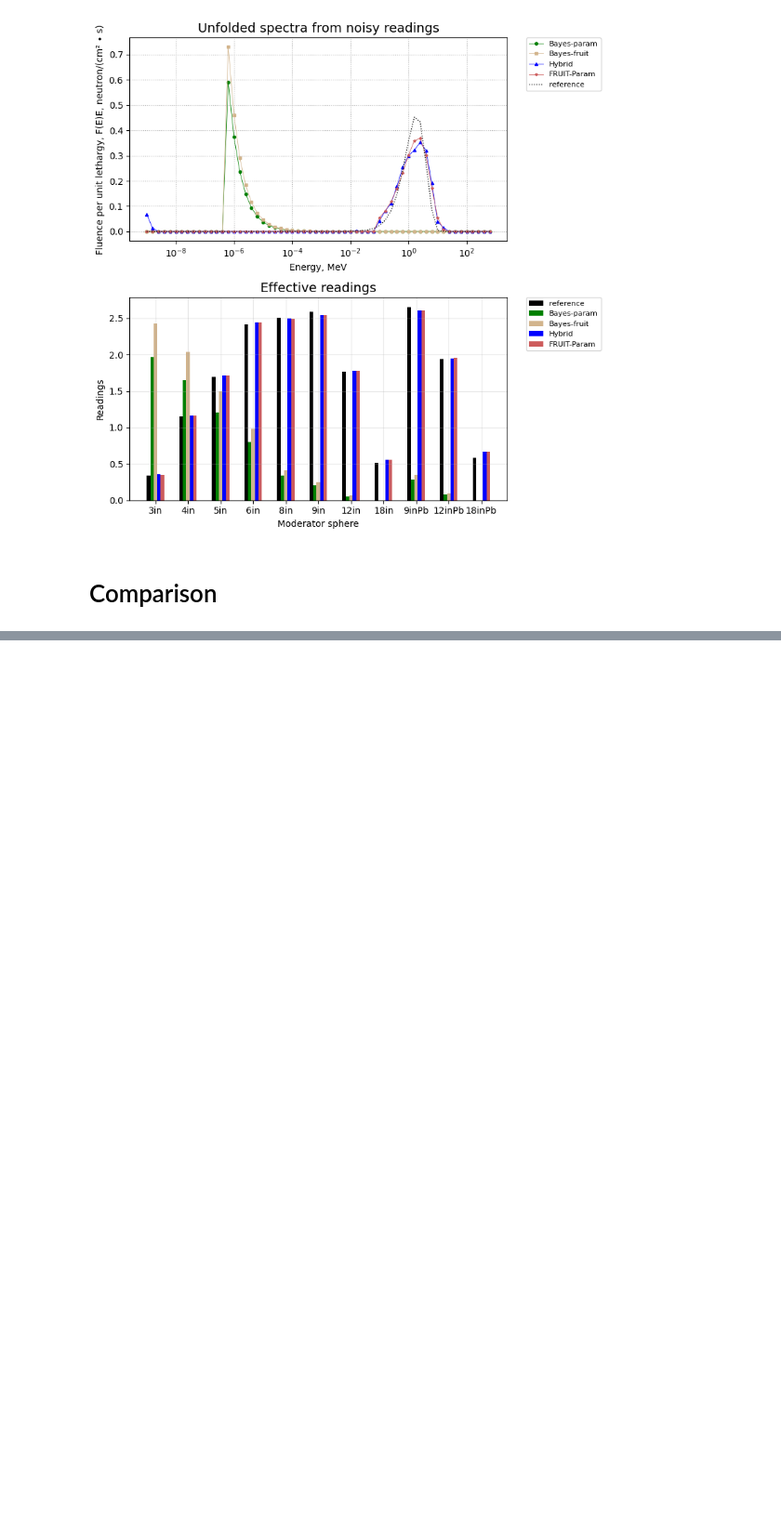
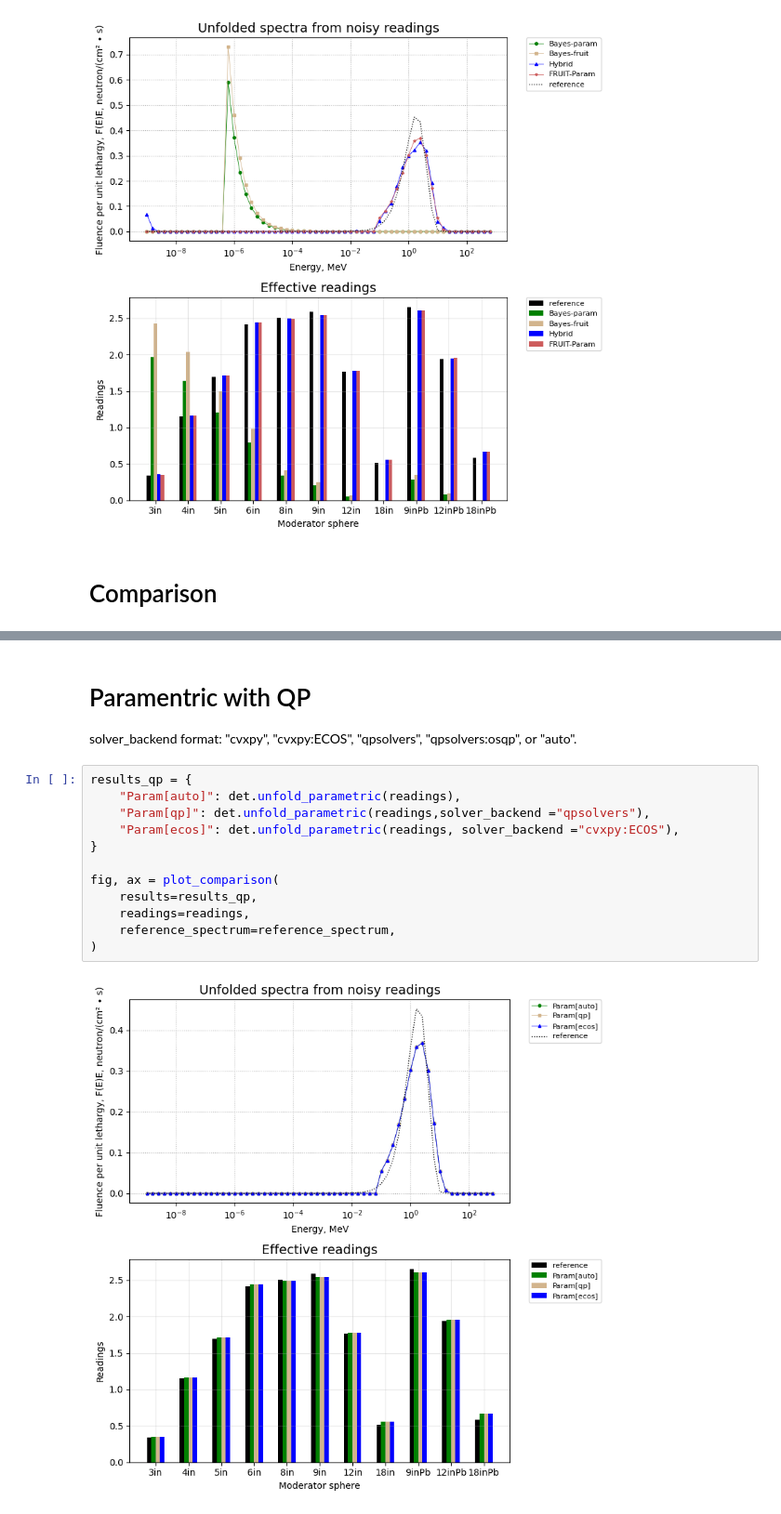
Before and after one commit to Radiationsafety/bssunfold, a Jupyter notebook: examples/16-Parametric.ipynb, the cells around one changed output, grey strips where cells are left out. Shown at 93% size. Cells and saved outputs as stored; diff of their text form; blank space fills up the shorter version.

Commit message:
good qp and cvxpy in parametric

```diff
--- a/examples/16-Parametric.ipynb
+++ b/examples/16-Parametric.ipynb
@@ -182 +182,19 @@ det.compare(reference_spectrum,results['Bayes-param'])
  'dose_weighted_error': nan}
+# %% [markdown]
+# Paramentric with QP
+
+solver_backend format: "cvxpy", "cvxpy:ECOS", "qpsolvers", "qpsolvers:osqp", or "auto".
+# %%
+results_qp = {
+    "Param[auto]": det.unfold_parametric(readings),
+    "Param[qp]": det.unfold_parametric(readings,solver_backend ="qpsolvers"),
+    "Param[ecos]": det.unfold_parametric(readings, solver_backend ="cvxpy:ECOS"),
+}
+
+fig, ax = plot_comparison(
+    results=results_qp,
+    readings=readings,
+    reference_spectrum=reference_spectrum,
+)
+# %% [output]
+[figure, added]
```
Also changed, not shown: parts of 1 cell of this notebook, 10 other files.
